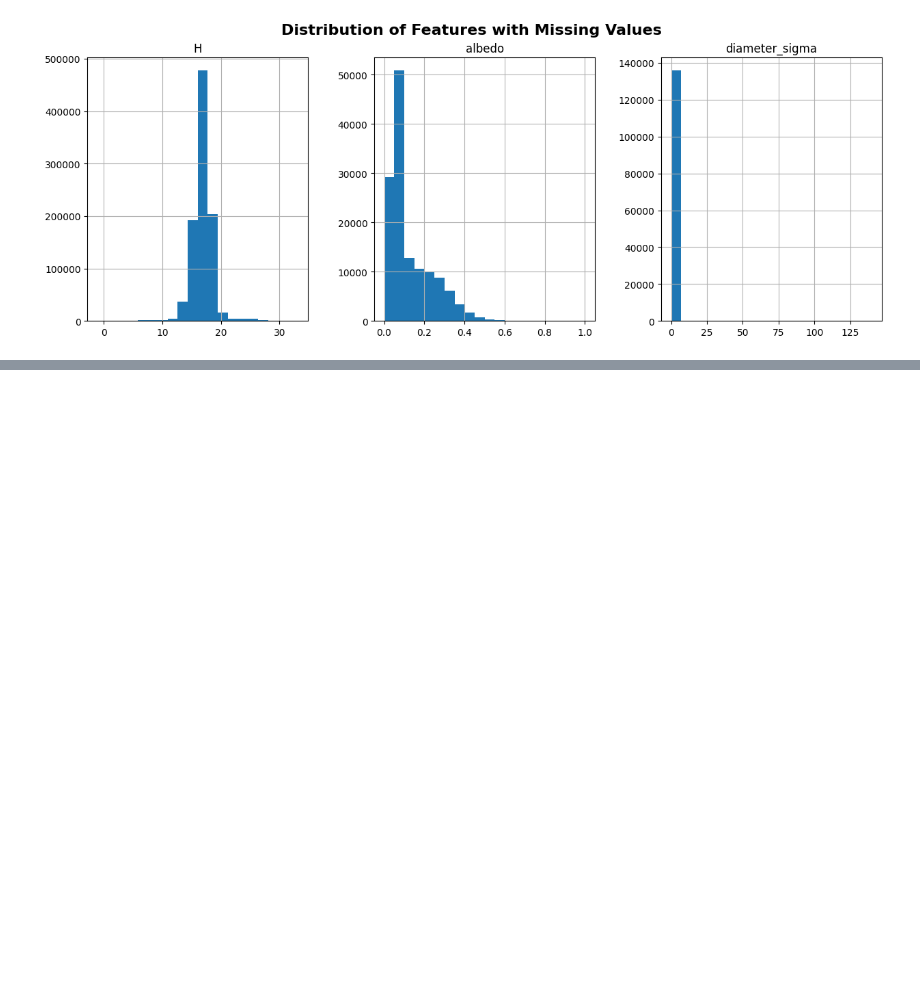
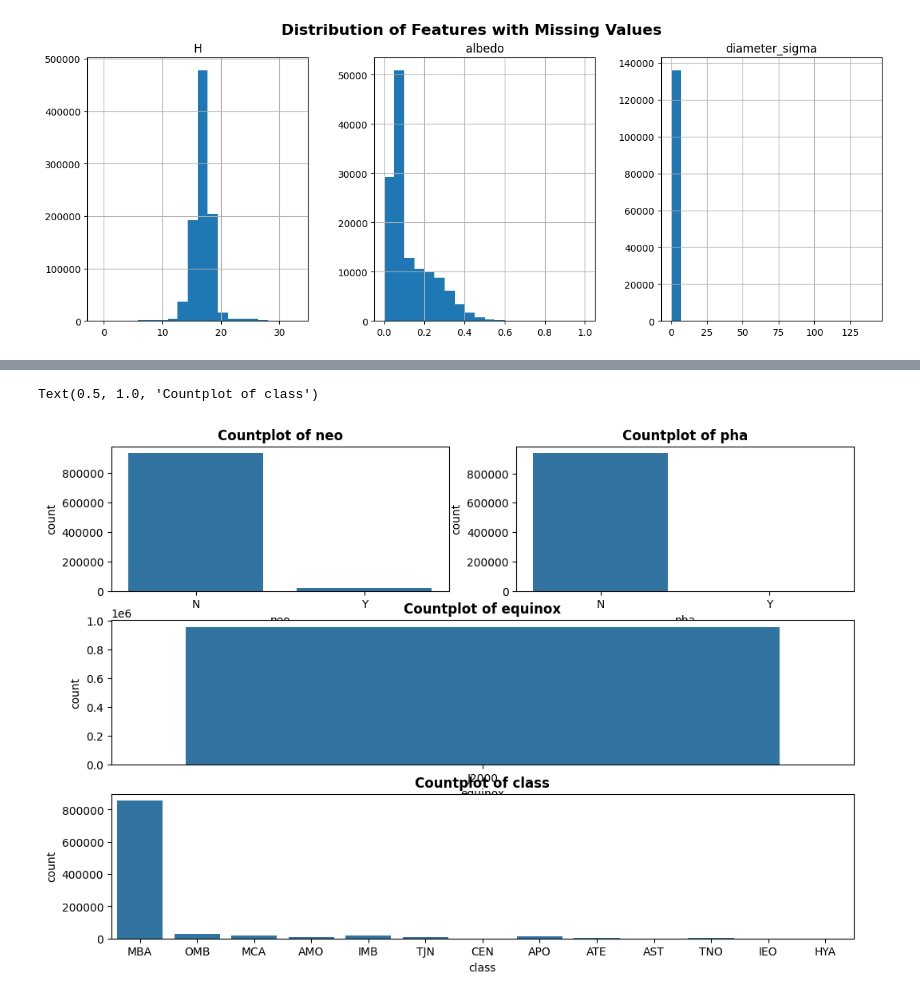
Before and after one commit to Michael-M-William/ML-Final-project, a Jupyter notebook: Final-project.ipynb, the cells around one changed output, grey strips where cells are left out. Cells and saved outputs as stored; diff of their text form; code cells hidden in the pictures; blank space fills up the shorter version.

```diff
--- a/Final-project.ipynb
+++ b/Final-project.ipynb
@@ -797,0 +862,3 @@ Text(0.5, 0.98, 'Distribution of Features with Missing Values')
+# %%
+num_cols=df_dia.select_dtypes('number')
+outlier_report(num_cols)
@@ -797,0 +879,9 @@ Text(0.5, 0.98, 'Distribution of Features with Missing Values')
+# %%
+Q1 = df_dia['diameter'].quantile(0.25)
+Q3 = df_dia['diameter'].quantile(0.75)
+IQR = Q3 - Q1
+lower_bound = Q1-1.5*IQR
+upper_bound = Q3+1.5*IQR
+df_dia = df_dia[(df_dia['diameter']>lower_bound)&(df_dia['diameter']<upper_bound)]
+
+print(f" Shape after droping the diameter column outliers : {df_dia.shape}")
@@ -797,0 +890,8 @@ Text(0.5, 0.98, 'Distribution of Features with Missing Values')
+# %%
+for col in num_cols:
+    Q1 = df_dia[col].quantile(0.25)
+    Q3 = df_dia[col].quantile(0.75)
+    IQR = Q3 - Q1
+    lower_bound = Q1-1.5*IQR
+    upper_bound = Q3+1.5*IQR
+    df_dia[col] = np.where(df_dia[col] < lower_bound, lower_bound, np.where(df_dia[col] > upper_bound, upper_bound, df_dia[col]))
@@ -797,0 +914,4 @@ Text(0.5, 0.98, 'Distribution of Features with Missing Values')
+# %%
+obj_cols = df_dia.select_dtypes(include=['object']).columns.tolist()
+for col in obj_cols:
+    print (df_dia[col].value_counts())
@@ -797,0 +936,23 @@ Text(0.5, 0.98, 'Distribution of Features with Missing Values')
+# %%
+fig = plt.figure(figsize=(12, 8))
+gs = fig.add_gridspec(3, 2) # Changed from 2,2 to 3,2 to allow a third row
+
+ax1 = fig.add_subplot(gs[0, 0])
+ax2 = fig.add_subplot(gs[0, 1])
+
+ax3 = fig.add_subplot(gs[1, :])
+ax4 = fig.add_subplot(gs[2, :])
+sns.countplot(x=df[obj_cols[0]], ax=ax1)
+ax1.set_title(f"Countplot of {obj_cols[0]}", fontweight="bold", fontsize=12)
+
+sns.countplot(x=df[obj_cols[1]], ax=ax2)
+ax2.set_title(f"Countplot of {obj_cols[1]}", fontweight="bold", fontsize=12)
+
+sns.countplot(x=df[obj_cols[2]], ax=ax3)
+ax3.set_title(f"Countplot of {obj_cols[2]}", fontweight="bold", fontsize=12)
+
+sns.countplot(x=df[obj_cols[3]], ax=ax4)
+ax4.set_title(f"Countplot of {obj_cols[3]}", fontweight="bold", fontsize=12) # Changed ax3 to ax4
+# %% [output]
+Text(0.5, 1.0, 'Countplot of class')
+[figure, added]
```
Also changed, not shown: parts of 15 cells of this notebook.
